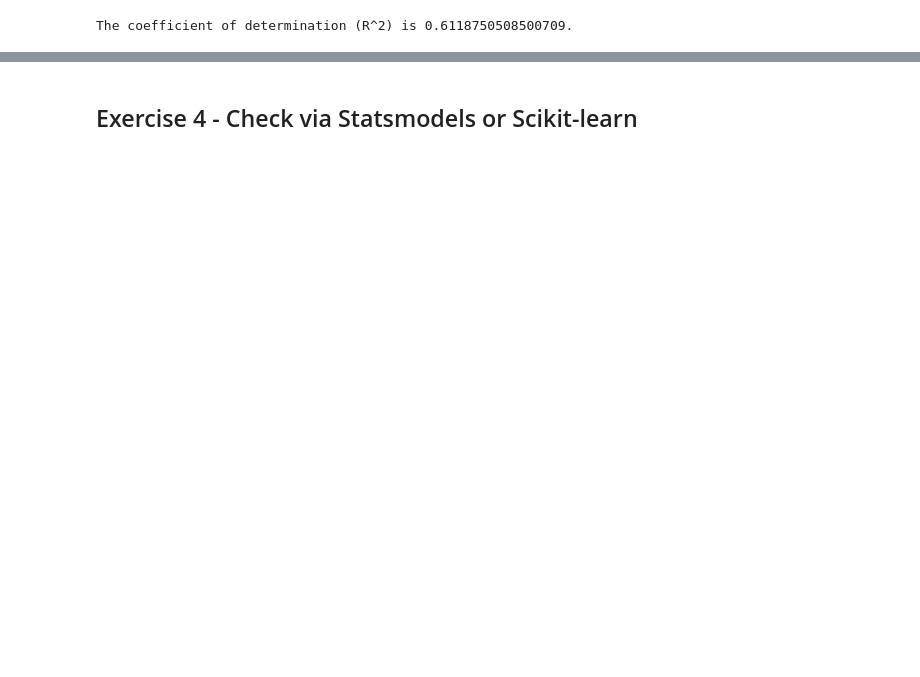
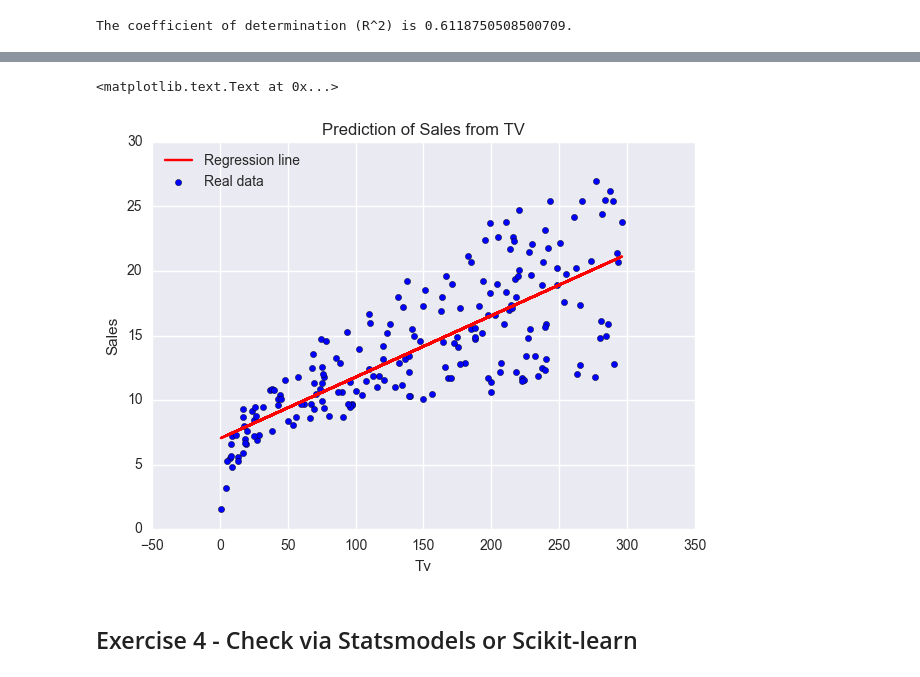
Before and after one commit to adrij/K2_curriculum, a Jupyter notebook: Unit11/Simple_LR_Algo_Exercises.ipynb, the cells around one changed output, grey strips where cells are left out. Cells and saved outputs as stored; diff of their text form; code cells hidden in the pictures; blank space fills up the shorter version.

```diff
--- a/Unit11/Simple_LR_Algo_Exercises.ipynb
+++ b/Unit11/Simple_LR_Algo_Exercises.ipynb
@@ -148,3 +219,14 @@ lr.plot(X,y)
+# %%
+fig, ax= plt.subplots(figsize=(7,5))
+plt.scatter(X_TV.values, y.values, label='Real data')
+plt.plot(X_TV.values, lr.predict(X.values), label='Regression line', c='r')
+ax.set_xlabel('Tv')
+ax.set_ylabel('Sales')
+plt.legend(loc='upper left')
+plt.title('Prediction of Sales from TV')
+# %% [output]
+<matplotlib.text.Text at 0x...>
+[figure, added]
 # %% [markdown]
 ## Exercise 4 - Check via Statsmodels or Scikit-learn
 # %%
```
Also changed, not shown: parts of 17 cells of this notebook, 1 other file.
